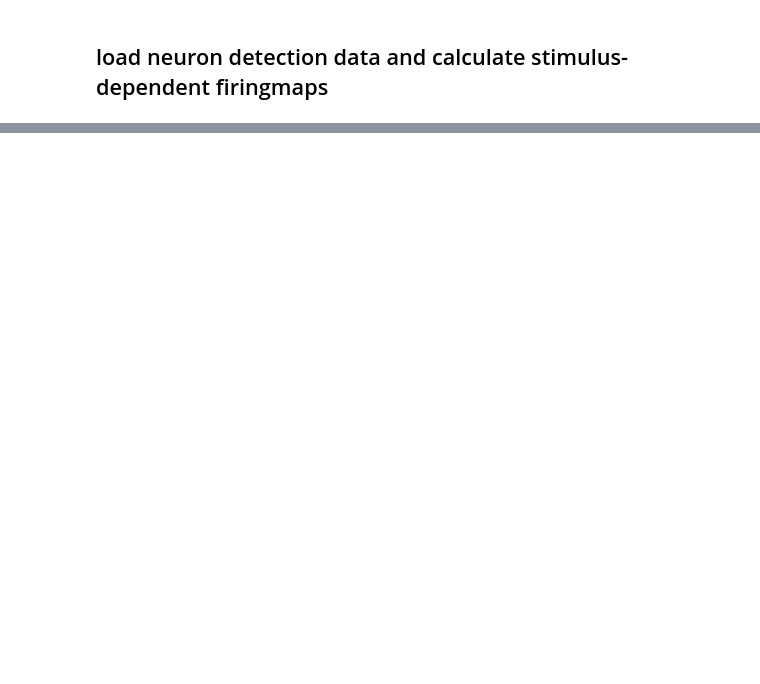
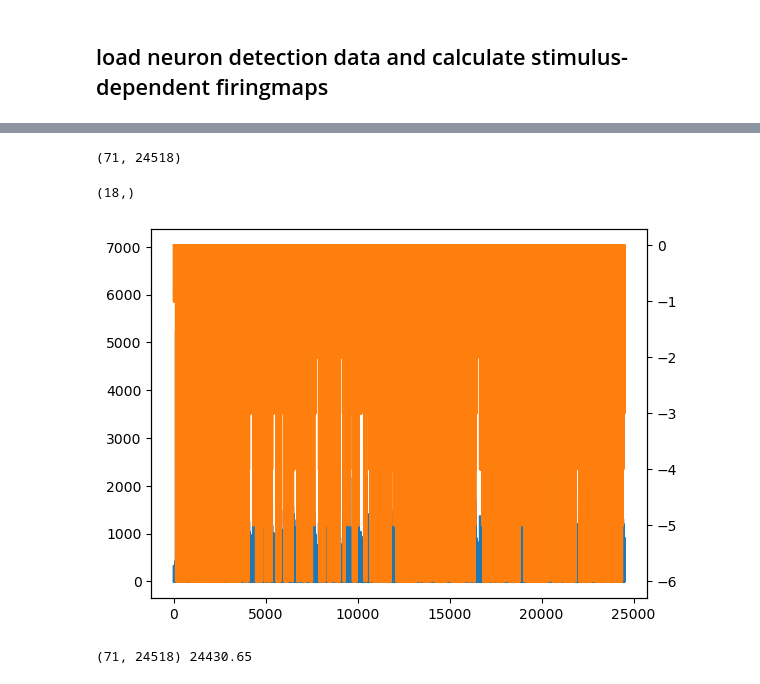
Before and after one commit to woxxel/orientation_detection, a Jupyter notebook: test.ipynb, the cells around one changed output, grey strips where cells are left out. Drawn from its saved outputs; the diff is of its cells as text; code cells hidden in the pictures; blank space fills up the shorter version.

```diff
--- a/test.ipynb
+++ b/test.ipynb
@@ -104,5 +132,6 @@ plt.tight_layout()
 # %%
 caiman_data = load_data(caimanPath)
+print(caiman_data["C"].shape)
 
 data["frame_times"] = np.arange(caiman_data["C"].shape[1]) / 30.05
 unique_values = {
@@ -130,13 +159,12 @@ dwelltime = np.zeros(
     )
 )
 
-dStimulus = 0.05  # time to wait after stimulus onset before starting to count spikes
+dStimulus = 0.25  # time to wait after stimulus onset before starting to count spikes
+dResponse = 0.25
 
 spikes = np.zeros((n_cells, len(data["frame_times"])))
 for n in range(n_cells):
-    _, _, spikes[n, :] = get_firingrate(
-        caiman_data["S"][n, :], f=30.05, sd_r=1, Ns_thr=10
-    )
+    spikes[n, :], _, _ = get_spiking_data(caiman_data["S"][n, :], f=30.05)
     # thr = np.percentile(caiman_data["S"][n, caiman_data["S"][n, :] > 0], 50)
     # spikes[n, :] = caiman_data["S"][n, :] / np.floor(thr)
 
@@ -156,7 +184,10 @@ for prod in itertools.product(
     times = data["stimulus_clock"][idxes, :]
     for t, time in enumerate(times):
         start_idx = np.argmin(np.abs(data["frame_times"] - (time[0] + dStimulus)))
-        end_idx = np.argmin(np.abs(data["frame_times"] - time[1]))
+        # end_idx = np.argmin(np.abs(data["frame_times"] - time[1]))
+        end_idx = np.argmin(
+            np.abs(data["frame_times"] - (time[0] + dStimulus + dResponse))
+        )
 
         firing_maps[idx[0], idx[1], idx[2], :] += np.sum(
             # caiman_data["S"][:, start_idx:end_idx]>0, axis=1
@@ -168,4 +199,23 @@ for prod in itertools.product(
         dwelltime[idx[0], idx[1], idx[2], :] += (
             data["frame_times"][end_idx] - data["frame_times"][start_idx]
         )
+# %% [output]
+(71, 24518)
+# %%
+unique_values["angles"].shape
+# %% [output]
+(18,)
+# %%
+n = 1
+fig = plt.figure()
+ax = fig.add_subplot(1, 1, 1)
+ax2 = ax.twinx()
+ax.plot(caiman_data["S"][n, :])
+ax2.plot(-spikes[n, :], color="tab:orange")
+plt.show()
+
+print(spikes.shape, 813 * 30.05)
+# %% [output]
+[figure, added]
+(71, 24518) 24430.65
 # %%
```
Also changed, not shown: parts of 11 cells of this notebook.
